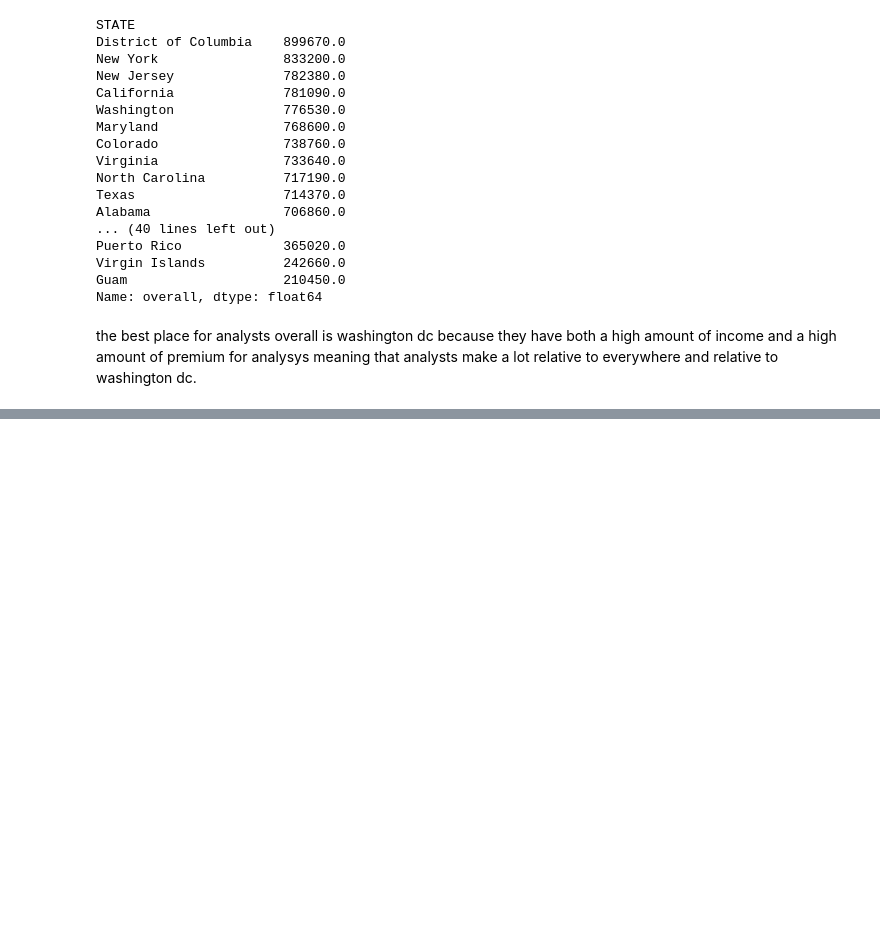
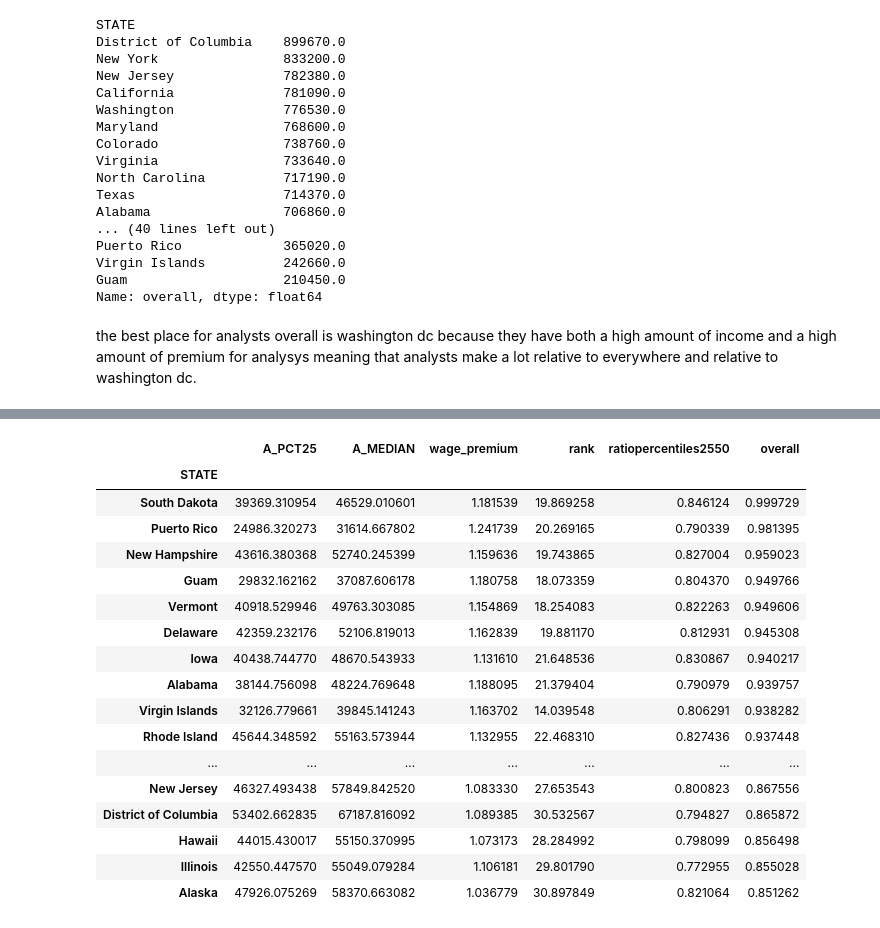
Before and after one commit to MikeDaBossss/Placestolive, a Jupyter notebook: rent.ipynb, the cells around one changed output, grey strips where cells are left out. Cells and saved outputs as stored; diff of their text form; code cells hidden in the pictures; blank space fills up the shorter version.

```diff
--- a/rent.ipynb
+++ b/rent.ipynb
@@ -599,0 +671,23 @@ the best place for analysts overall is washington dc because they have both a hi
+# %%
+#wage premium for the jobs multiplied by the ratio of 25th percentile to 50th percentile
+data['overall'] = data['wage_premium'] * data['ratiopercentiles2550']
+data.sort_values(by='overall',ascending=False)
+# %% [output]
+|  | A_PCT25 | A_MEDIAN | wage_premium | rank | ratiopercentiles2550 | overall |
+| STATE |  |  |  |  |  |  |
+| South Dakota | 39369.310954 | 46529.010601 | 1.181539 | 19.869258 | 0.846124 | 0.999729 |
+| Puerto Rico | 24986.320273 | 31614.667802 | 1.241739 | 20.269165 | 0.790339 | 0.981395 |
+| New Hampshire | 43616.380368 | 52740.245399 | 1.159636 | 19.743865 | 0.827004 | 0.959023 |
+| Guam | 29832.162162 | 37087.606178 | 1.180758 | 18.073359 | 0.804370 | 0.949766 |
+| Vermont | 40918.529946 | 49763.303085 | 1.154869 | 18.254083 | 0.822263 | 0.949606 |
+| Delaware | 42359.232176 | 52106.819013 | 1.162839 | 19.881170 | 0.812931 | 0.945308 |
+| Iowa | 40438.744770 | 48670.543933 | 1.131610 | 21.648536 | 0.830867 | 0.940217 |
+| Alabama | 38144.756098 | 48224.769648 | 1.188095 | 21.379404 | 0.790979 | 0.939757 |
+| Virgin Islands | 32126.779661 | 39845.141243 | 1.163702 | 14.039548 | 0.806291 | 0.938282 |
+| Rhode Island | 45644.348592 | 55163.573944 | 1.132955 | 22.468310 | 0.827436 | 0.937448 |
+| ... | ... | ... | ... | ... | ... | ... |
+| New Jersey | 46327.493438 | 57849.842520 | 1.083330 | 27.653543 | 0.800823 | 0.867556 |
+| District of Columbia | 53402.662835 | 67187.816092 | 1.089385 | 30.532567 | 0.794827 | 0.865872 |
+| Hawaii | 44015.430017 | 55150.370995 | 1.073173 | 28.284992 | 0.798099 | 0.856498 |
+| Illinois | 42550.447570 | 55049.079284 | 1.106181 | 29.801790 | 0.772955 | 0.855028 |
+| Alaska | 47926.075269 | 58370.663082 | 1.036779 | 30.897849 | 0.821064 | 0.851262 |
```
Also changed, not shown: parts of 12 cells of this notebook.
